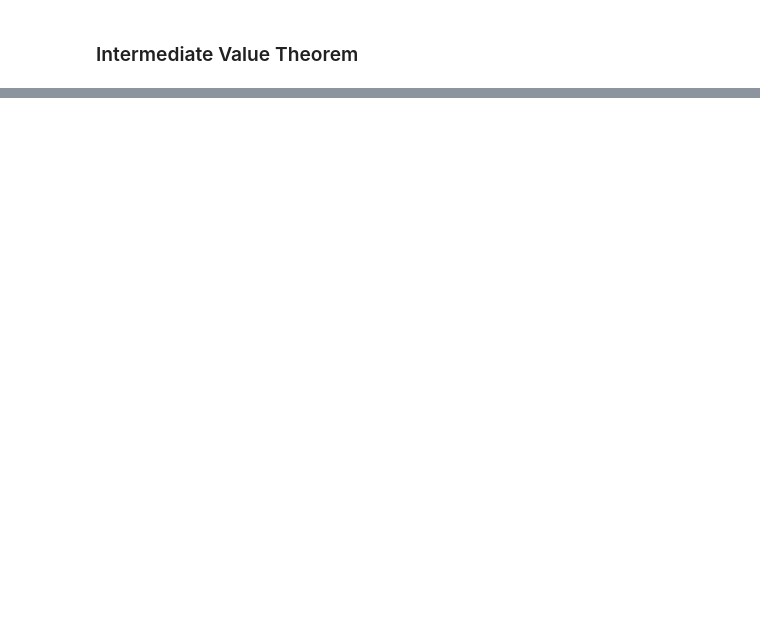
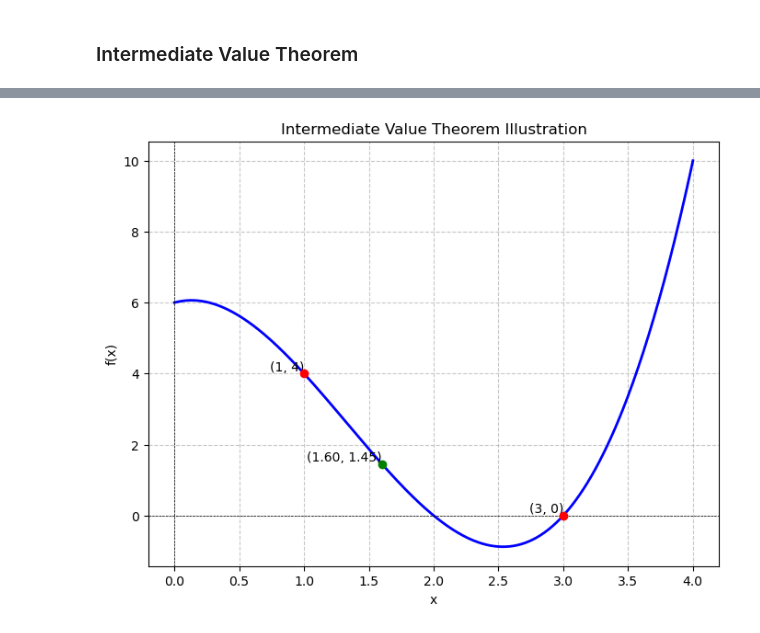
Before and after one commit to gabecano4308/calculus-visualized, a Jupyter notebook: 1) limits/1) limits.ipynb, the cells around one changed output, grey strips where cells are left out. Saved outputs shown, nothing was run; the diff lists cells and outputs as text; code cells hidden in the pictures; blank space fills up the shorter version.

```diff
--- a/1) limits/1) limits.ipynb
+++ b/1) limits/1) limits.ipynb
@@ -352,0 +363,48 @@ plt.show()
+# %%
+# Define the function (one can change this to any continuous function)
+def f(x):
+    return x**3 - 4*x**2 + x + 6
+
+# Define the closed interval [a, b]
+a = 1
+b = 3
+
+# Calculate function values at a and b
+fa = f(a)
+fb = f(b)
+
+# Choose a random y-value between f(a) and f(b)
+y = np.round(np.random.uniform(fa, fb),2)
+
+# Define the coefficients of the polynomial equation f(x) = y --> f(x) - y = 0
+coefficients = [1, -4, 1, 6 - y]
+# Solve for x when f(x) = y using NumPy's roots function
+roots = np.roots(coefficients)
+# Select a root within the interval [a, b]
+c = [root for root in roots if a <= root <= b][0]
+
+# Plot function
+x = np.linspace(0, 4, 400)
+y_values = f(x)
+plt.figure(figsize=(8, 6))
+plt.plot(x, y_values, color='blue', linewidth=2)
+
+# Highlight the points (a, f(a)) and (b, f(b)) in red
+plt.scatter([a, b], [fa, fb], color='red', zorder=5)
+plt.text(a, fa, f'({a}, {fa})', fontsize=10, verticalalignment='bottom', horizontalalignment='right')
+plt.text(b, fb, f'({b}, {fb})', fontsize=10, verticalalignment='bottom', horizontalalignment='right')
+
+# Highlight the point (c, f(c)) in green
+plt.scatter([c], [y], color='green', zorder=5)
+plt.text(c, y, f'({c:.2f}, {y})', fontsize=10, verticalalignment='bottom', horizontalalignment='right')
+
+plt.xlabel('x')
+plt.ylabel('f(x)')
+plt.title('Intermediate Value Theorem Illustration')
+plt.axhline(0, color='black', linewidth=0.5, linestyle='--')  # x-axis
+plt.axvline(0, color='black', linewidth=0.5, linestyle='--')  # y-axis
+plt.grid(True, linestyle='--', alpha=0.7)
+
+plt.show()
+# %% [output]
+[figure, added]
```
Also changed, not shown: parts of 18 cells of this notebook.
